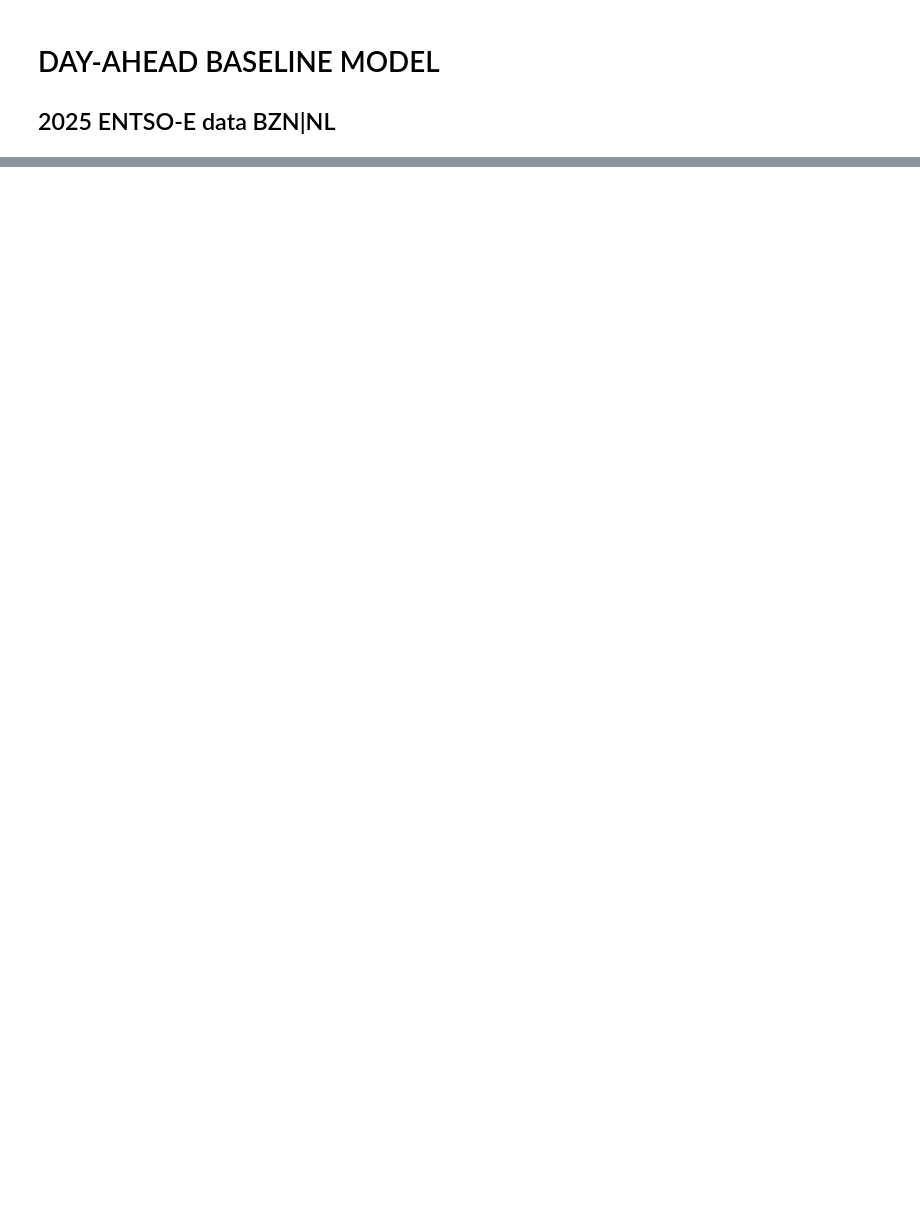
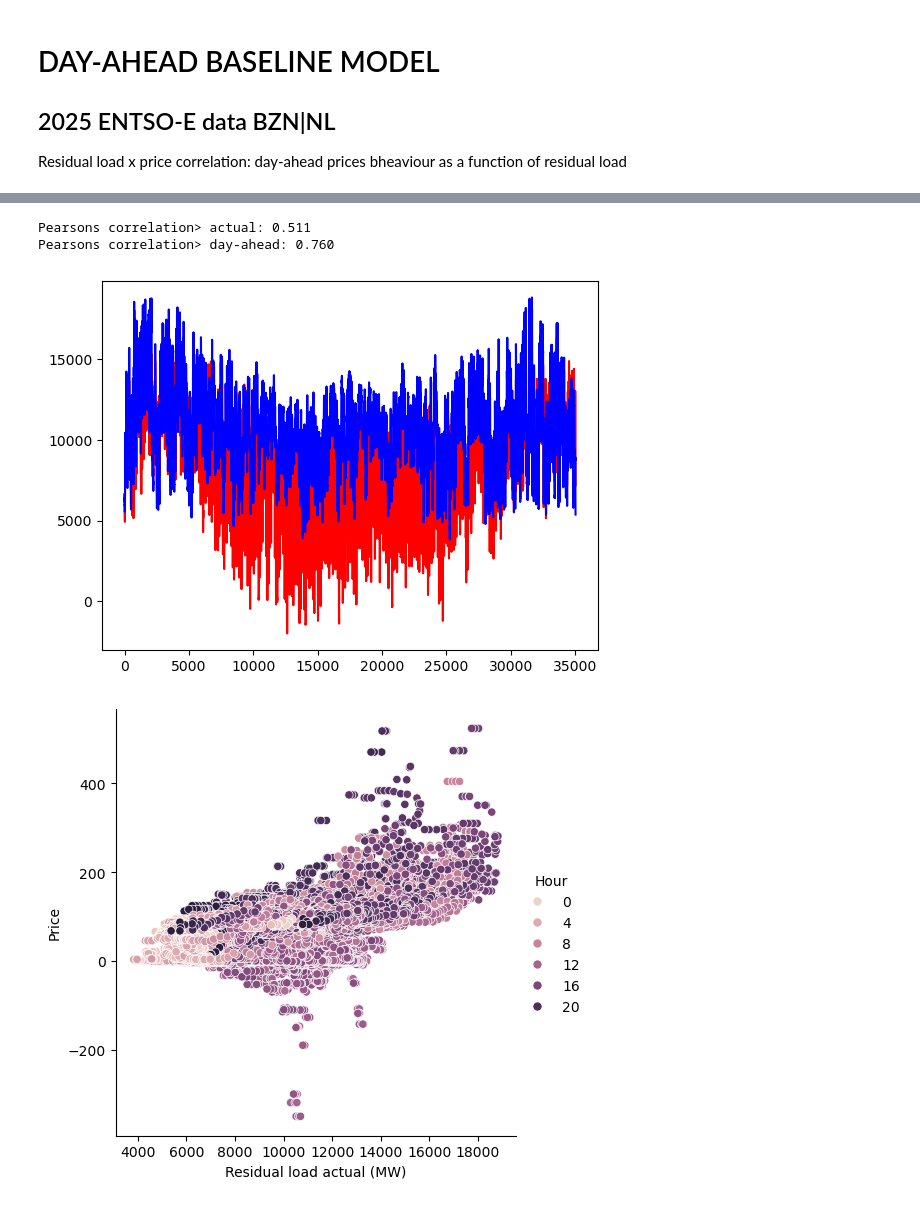
Before and after one commit to nickleu/EnergyMarket_NL, a Jupyter notebook: Notebooks/02_baseline_model.ipynb, the cells around one changed output, grey strips where cells are left out. Drawn from its saved outputs; the diff is of its cells as text; code cells hidden in the pictures; blank space fills up the shorter version.

Commit message:
Baseline model: residual load - price regression

```diff
--- a/Notebooks/02_baseline_model.ipynb
+++ b/Notebooks/02_baseline_model.ipynb
@@ -2,6 +2,8 @@
 # DAY-AHEAD BASELINE MODEL
 
 ## 2025 ENTSO-E data BZN|NL
+
+Residual load x price correlation: day-ahead prices bheaviour as a function of residual load
 # %%
 import sys
 from pathlib import Path
@@ -21,7 +23,17 @@ from Source.load_data import load_2025
 
 df_market = load_2025()
 df_market = df_market.T.drop_duplicates().T
-df_market.head()
+
+mtu = df_market['MTU (CET/CEST)'].iloc[:,0]
+df_market['Time'] = mtu.str.split(' - ').str[0]
+df_market['Time'] = df_market['Time'].str.replace(r"\s*\(.*\)", "", regex=True).str.strip()
+df_market['Time'] = pd.to_datetime(df_market['Time'], dayfirst=True)
+
+df_market['Hour'] = df_market['Time'].dt.hour
+df_market['Day'] = df_market['Time'].dt.day
+df_market['Month'] = df_market['Time'].dt.month
+
+
 df_market.tail()
 # %% [output]
 |  | MTU (CET/CEST) | Area | Sequence | Day-ahead Price (EUR/MWh) | Total Generation Forecast (MW) | Total Actual Generation (MW) | ... |
@@ -30,3 +42,33 @@ df_market.tail()
 | 35037 | 31/12/2025 23:15:00 - 31/12/2025 ... | BZN|NL | Without Sequence | 74.27 | 9800.48 | 8158.97 | ... |
 | 35038 | 31/12/2025 23:30:00 - 31/12/2025 ... | BZN|NL | Without Sequence | 67.6 | 9716.1 | 8056.36 | ... |
 | 35039 | 31/12/2025 23:45:00 - 01/01/2026 ... | BZN|NL | Without Sequence | 67.6 | 9539.61 | 8044.8 | ... |
+# %%
+#Indexing
+x = df_market.index
+
+#Residual load: Total Load - Generation from Renewables
+
+residual_load_da = df_market['Day-ahead Total Load Forecast (MW)'] - df_market['Day-ahead offshore wind (MW)'] - df_market['Day-ahead onshore wind (MW)'] - df_market['Day-ahead solar (MW)']
+residual_load_actual = df_market['Actual Total Load (MW)'] - df_market['Actual offshore wind (MW)'] - df_market['Actual onshore wind (MW)'] - df_market['Actual solar (MW)']
+
+
+plt.plot(x,residual_load_da,'r', residual_load_actual, 'b')
+
+price_load = pd.DataFrame({'Residual load actual (MW)':residual_load_actual,'Residual load day-ahead (MW)':residual_load_da,'Price': df_market['Day-ahead Price (EUR/MWh)']})
+price_load['Month'] = df_market['Month']
+price_load['Hour'] = df_market['Hour']
+
+sns.relplot(x ="Residual load actual (MW)", y ="Price", hue = 'Hour',
+            data = price_load)
+corr_actual, _ = pearsonr(residual_load_actual.to_numpy(dtype=float), df_market['Day-ahead Price (EUR/MWh)'].to_numpy(dtype=float))
+print('Pearsons correlation> actual: %.3f' % corr_actual)
+
+sns.relplot(x ="Residual load day-ahead (MW)", y ="Price", hue = 'Hour',
+            data = price_load)
+corr_da, _ = pearsonr(residual_load_da.to_numpy(dtype=float), df_market['Day-ahead Price (EUR/MWh)'].to_numpy(dtype=float))
+print('Pearsons correlation> day-ahead: %.3f' % corr_da)
+# %% [output]
+Pearsons correlation> actual: 0.511
+Pearsons correlation> day-ahead: 0.760
+[figure, added]
+[figure, added]
```
Also changed, not shown: parts of 3 cells of this notebook, 1 other file.
